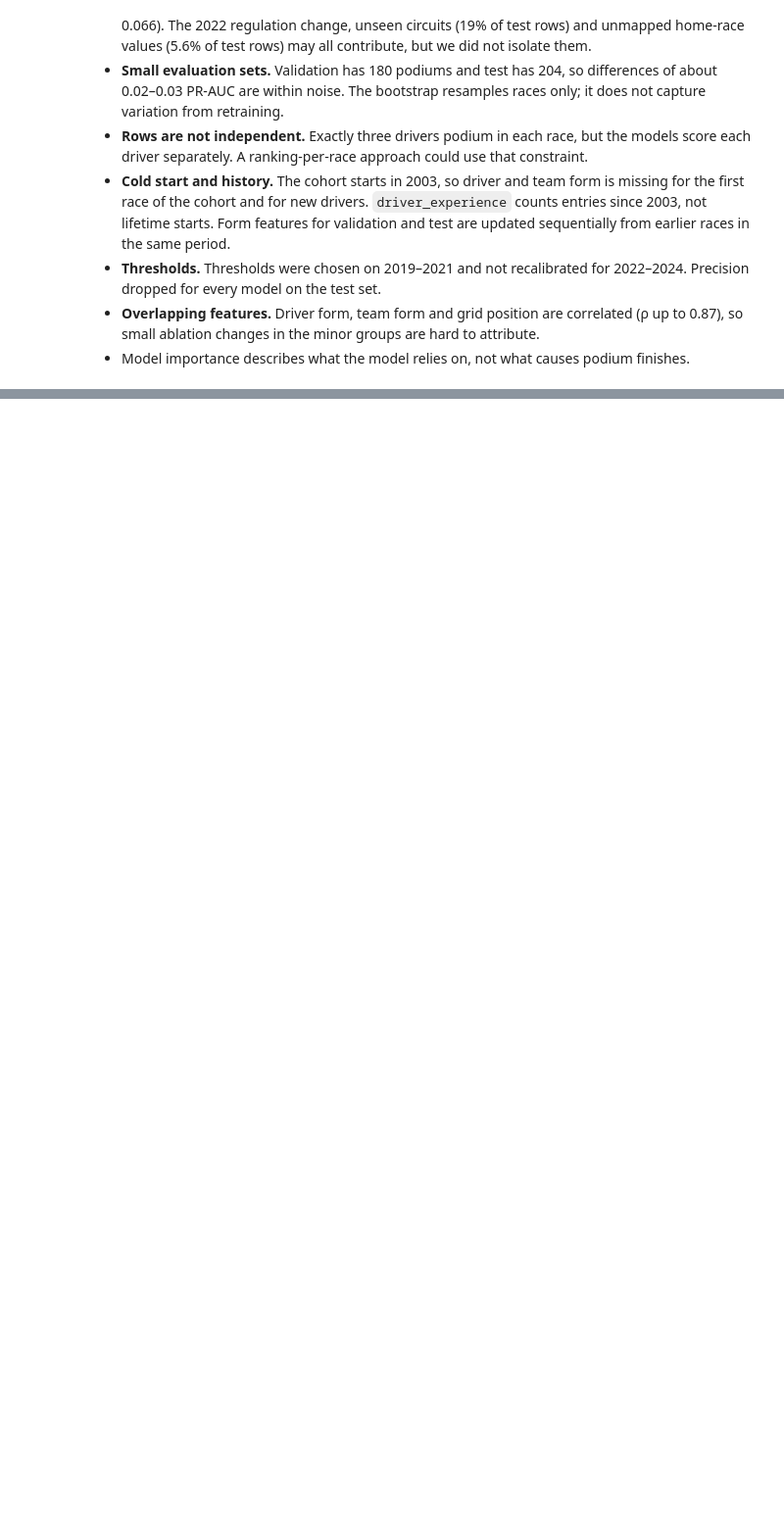
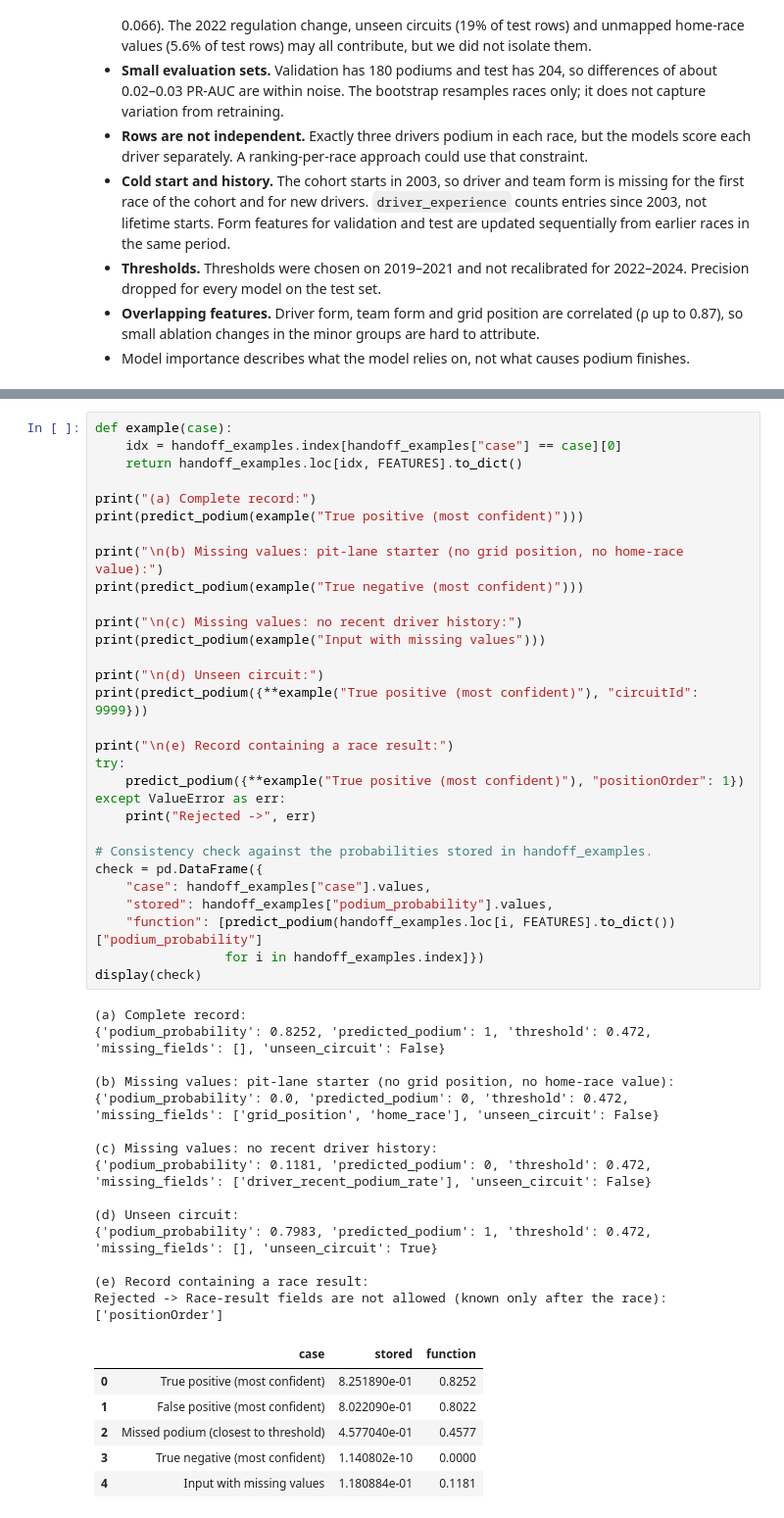
Before and after one commit to saadouncoding/Advanced-Computer-Lab-Project, a Jupyter notebook: F1_Milestone_1.ipynb, the cells around one changed output, grey strips where cells are left out. Shown at 98% size. Drawn from its saved outputs; the diff is of its cells as text; blank space fills up the shorter version.

```diff
--- a/F1_Milestone_1.ipynb
+++ b/F1_Milestone_1.ipynb
@@ -4065,0 +4553,51 @@ Saved: ['final_config.joblib', 'final_nn.keras', 'final_preprocessor.joblib', 'l
+# %%
+def example(case):
+    idx = handoff_examples.index[handoff_examples["case"] == case][0]
+    return handoff_examples.loc[idx, FEATURES].to_dict()
+
+print("(a) Complete record:")
+print(predict_podium(example("True positive (most confident)")))
+
+print("\n(b) Missing values: pit-lane starter (no grid position, no home-race value):")
+print(predict_podium(example("True negative (most confident)")))
+
+print("\n(c) Missing values: no recent driver history:")
+print(predict_podium(example("Input with missing values")))
+
+print("\n(d) Unseen circuit:")
+print(predict_podium({**example("True positive (most confident)"), "circuitId": 9999}))
+
+print("\n(e) Record containing a race result:")
+try:
+    predict_podium({**example("True positive (most confident)"), "positionOrder": 1})
+except ValueError as err:
+    print("Rejected ->", err)
+
+# Consistency check against the probabilities stored in handoff_examples.
+check = pd.DataFrame({
+    "case": handoff_examples["case"].values,
+    "stored": handoff_examples["podium_probability"].values,
+    "function": [predict_podium(handoff_examples.loc[i, FEATURES].to_dict())["podium_probability"]
+                 for i in handoff_examples.index]})
+display(check)
+# %% [output]
+(a) Complete record:
+{'podium_probability': 0.8252, 'predicted_podium': 1, 'threshold': 0.472, 'missing_fields': [], 'unseen_circuit': False}
+
+(b) Missing values: pit-lane starter (no grid position, no home-race value):
+{'podium_probability': 0.0, 'predicted_podium': 0, 'threshold': 0.472, 'missing_fields': ['grid_position', 'home_race'], 'unseen_circuit': False}
+
+(c) Missing values: no recent driver history:
+{'podium_probability': 0.1181, 'predicted_podium': 0, 'threshold': 0.472, 'missing_fields': ['driver_recent_podium_rate'], 'unseen_circuit': False}
+
+(d) Unseen circuit:
+{'podium_probability': 0.7983, 'predicted_podium': 1, 'threshold': 0.472, 'missing_fields': [], 'unseen_circuit': True}
+
+(e) Record containing a race result:
+Rejected -> Race-result fields are not allowed (known only after the race): ['positionOrder']
+|  | case | stored | function |
+| 0 | True positive (most confident) | 8.251890e-01 | 0.8252 |
+| 1 | False positive (most confident) | 8.022090e-01 | 0.8022 |
+| 2 | Missed podium (closest to threshold) | 4.577040e-01 | 0.4577 |
+| 3 | True negative (most confident) | 1.140802e-10 | 0.0000 |
+| 4 | Input with missing values | 1.180884e-01 | 0.1181 |
```
Also changed, not shown: parts of 23 cells of this notebook.
